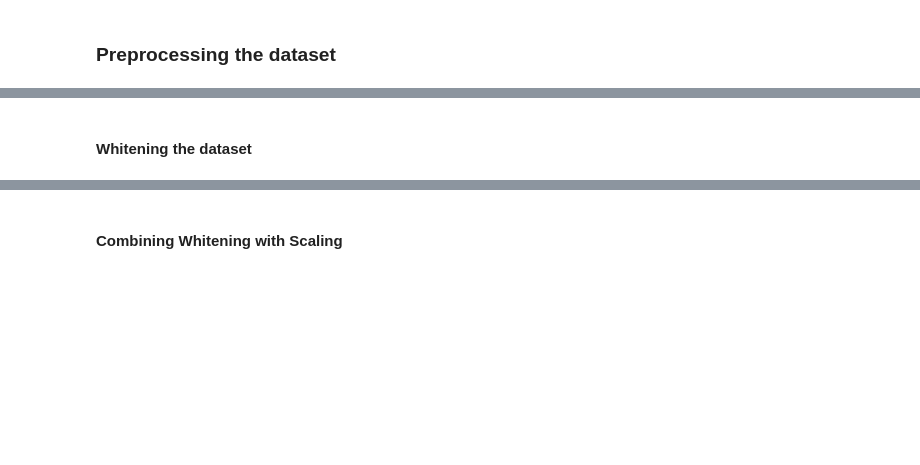
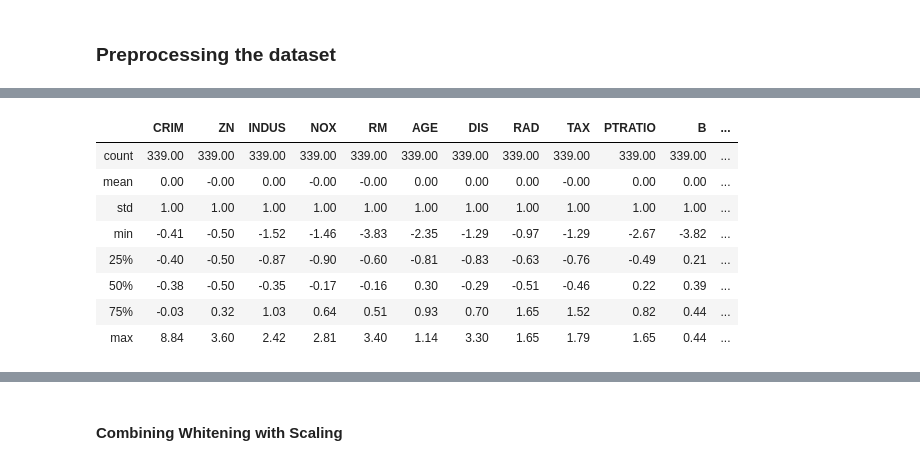
Before and after one commit to declanbarr/boston-house-prices, a Jupyter notebook: boston-house-prices-analysis.ipynb, the cells around one changed output, grey strips where cells are left out. Saved outputs shown, nothing was run; the diff lists cells and outputs as text; code cells hidden in the pictures; blank space fills up the shorter version.

```diff
--- a/boston-house-prices-analysis.ipynb
+++ b/boston-house-prices-analysis.ipynb
@@ -407,5 +409,15 @@ scaler.fit(X_train)
 
 scaled_X_train =  pd.DataFrame(scaler.transform(X_train), columns=X_train.columns)
 scaled_X_test = pd.DataFrame(scaler.transform(X_test), columns=X_test.columns)
-# %% [markdown]
-#### Whitening the dataset
+# %%
+round(scaled_X_train.describe(), 2)
+# %% [output]
+|  | CRIM | ZN | INDUS | NOX | RM | AGE | DIS | RAD | TAX | PTRATIO | B | ... |
+| count | 339.00 | 339.00 | 339.00 | 339.00 | 339.00 | 339.00 | 339.00 | 339.00 | 339.00 | 339.00 | 339.00 | ... |
+| mean | 0.00 | -0.00 | 0.00 | -0.00 | -0.00 | 0.00 | 0.00 | 0.00 | -0.00 | 0.00 | 0.00 | ... |
+| std | 1.00 | 1.00 | 1.00 | 1.00 | 1.00 | 1.00 | 1.00 | 1.00 | 1.00 | 1.00 | 1.00 | ... |
+| min | -0.41 | -0.50 | -1.52 | -1.46 | -3.83 | -2.35 | -1.29 | -0.97 | -1.29 | -2.67 | -3.82 | ... |
+| 25% | -0.40 | -0.50 | -0.87 | -0.90 | -0.60 | -0.81 | -0.83 | -0.63 | -0.76 | -0.49 | 0.21 | ... |
+| 50% | -0.38 | -0.50 | -0.35 | -0.17 | -0.16 | 0.30 | -0.29 | -0.51 | -0.46 | 0.22 | 0.39 | ... |
+| 75% | -0.03 | 0.32 | 1.03 | 0.64 | 0.51 | 0.93 | 0.70 | 1.65 | 1.52 | 0.82 | 0.44 | ... |
+| max | 8.84 | 3.60 | 2.42 | 2.81 | 3.40 | 1.14 | 3.30 | 1.65 | 1.79 | 1.65 | 0.44 | ... |
```
Also changed, not shown: parts of 14 cells of this notebook.
